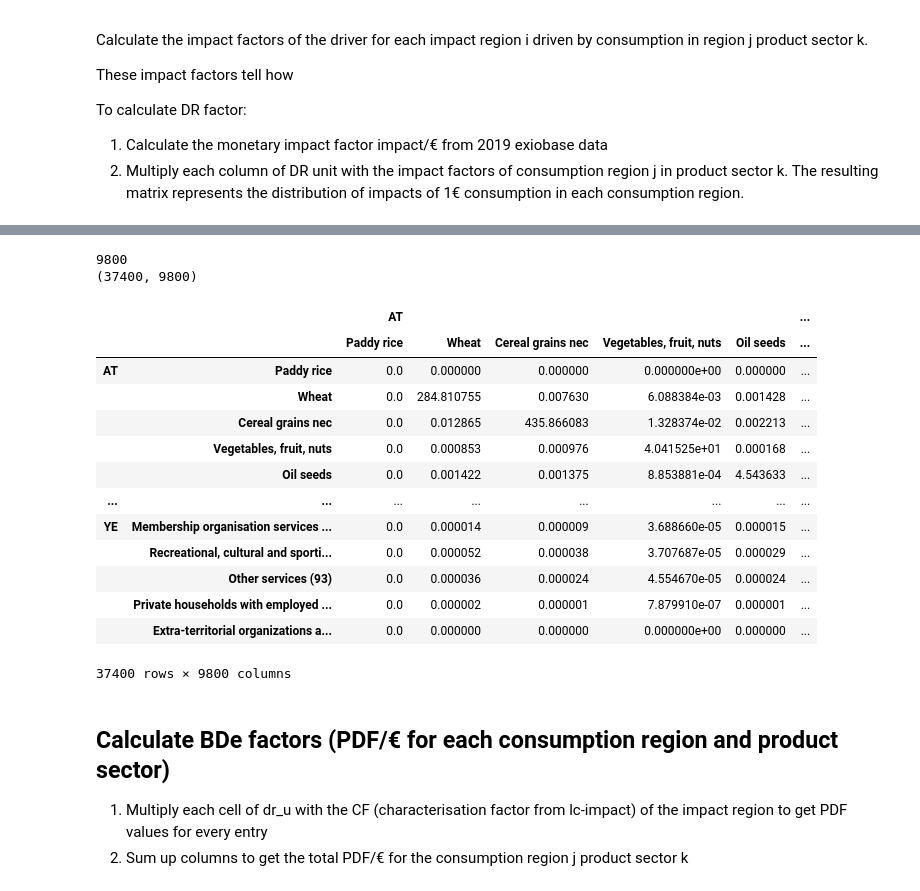
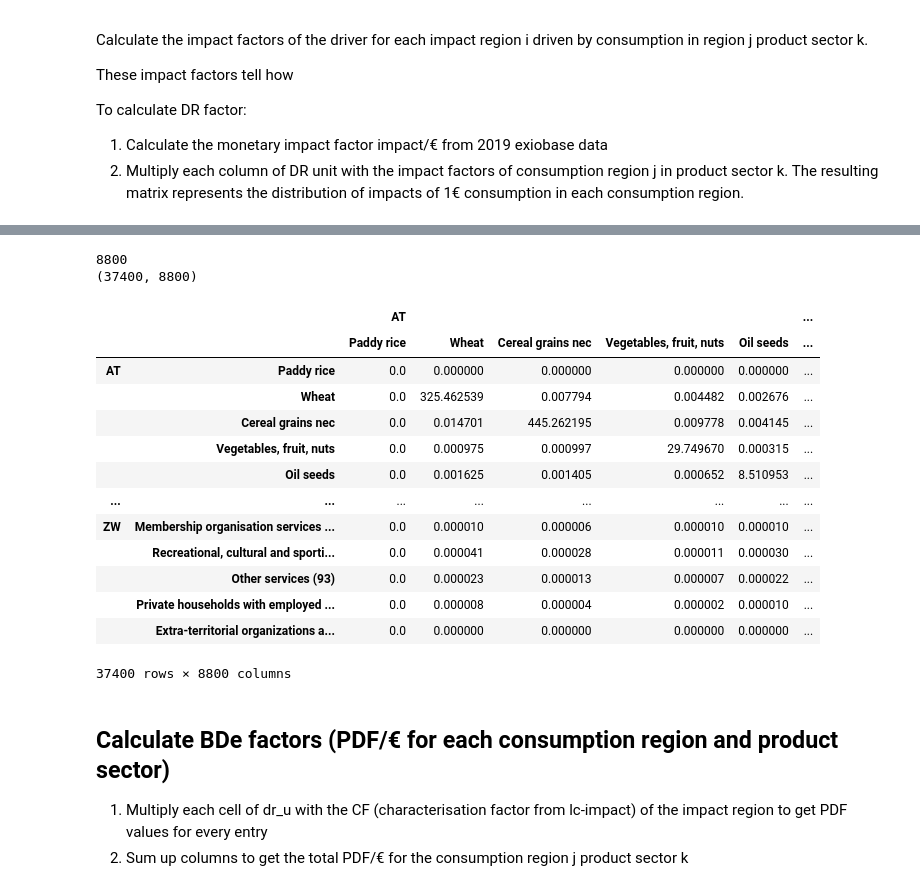
Before and after one commit to tterimaa/pdf-calculation, a Jupyter notebook: notebooks/pdf-pollution-ozone.ipynb, the cells around one changed output, grey strips where cells are left out. Saved outputs shown, nothing was run; the diff lists cells and outputs as text; code cells hidden in the pictures.

```diff
--- a/notebooks/pdf-pollution-ozone.ipynb
+++ b/notebooks/pdf-pollution-ozone.ipynb
@@ -283,6 +258,0 @@ lci
-# %%
-# Russia and Russia Europe have different CFs
-# Russia Europe does not have ISO-3166 code
-lci[lci["Country"].str.contains(r"Rus", regex=True)]
-# drop Russia Europe from the LC-Impact data
-lci = lci[lci["Country"] != "Russia Europe"].copy()
@@ -366,18 +258,0 @@ Missing regions (exiobase, augmented):  []
-# %%
-# find if some regions are missing from the lci
-missing_regions = [region for region in all_regions if region not in lci.index.unique()]
-print("Missing regions (lc-impact): ", missing_regions)
-
-# find out if some regions are missing from augmented exiobase regions
-lci_regions = lci.index
-missing_from_all_regions = [region for region in lci_regions if region not in all_regions]
-print("Missing regions (exiobase, augmented): ", missing_from_all_regions)
-
-# check if lci regions has duplicates
-duplicates = lci.index[lci.index.duplicated()]
-print("Duplicates in lci regions: ", duplicates)
-
-# assert that all regions in lci-water are in the all_regions list
-print(len(sorted(lci_regions)))
-print(len(sorted(all_regions)))
-assert sorted(lci_regions) == sorted(all_regions), "Some regions in lci are not in the all_regions list"
@@ -390,4 +316,5 @@ Duplicates in lci regions:  Index([], dtype='object', name='Country_Code')
 # %%
+# NOx
 # augment dr_s to create dr_u
 
 # new regions are calculated by dividing their corresponding row region by the number of countries in the row region
@@ -412,7 +339,7 @@ dr_u_nox = dr_u_nox.drop(index=row_regions.keys(), level='region')
 
 # build a mapping of country codes to region dataframes
 country_to_region_nox = {}
-for region in all_row_region_keys:
+for region in row_countries:
     if region in row_eu_countries:
         country_to_region_nox[region] = we_nox
     elif region in row_asia_pacific_countries:
@@ -429,7 +356,7 @@ for region in all_row_region_keys:
 # add all new regions to dr_u
 all_indices = []
 all_data = []
-for region in all_row_region_keys:
+for region in row_countries:
     region_data = country_to_region_nox[region].copy()
     idx = pd.MultiIndex.from_product([[region],region_data.index], names=['region', 'sector'])
     all_indices.append(idx)
@@ -443,6 +370,8 @@ combined_data_nox = pd.concat(all_data)
 combined_data_nox.index = combined_idx_nox
 
 dr_u_nox = pd.concat([dr_u_nox, combined_data_nox])
+# drop row region columns
+dr_u_nox = dr_u_nox.drop(columns=row_regions.keys(), axis=1, level=0)
 dr_u_nox
 # %% [output]
 |  |  | AT |  |  |  |  | ... |
@@ -462,4 +391,5 @@ dr_u_nox
 # %%
+# NMVOC
 # augment dr_s to create dr_u
 
 # new regions are calculated by dividing their corresponding row region by the number of countries in the row region
@@ -484,7 +414,7 @@ dr_u_nmvoc = dr_u_nmvoc.drop(index=row_regions.keys(), level='region')
 
 # build a mapping of country codes to region dataframes
 country_to_region = {}
-for region in all_row_region_keys:
+for region in row_countries:
     if region in row_eu_countries:
         country_to_region[region] = we
     elif region in row_asia_pacific_countries:
@@ -501,7 +431,7 @@ for region in all_row_region_keys:
 # add all new regions to dr_u
 all_indices = []
 all_data = []
-for region in all_row_region_keys:
+for region in row_countries:
     region_data = country_to_region[region].copy()
     idx = pd.MultiIndex.from_product([[region],region_data.index], names=['region', 'sector'])
     all_indices.append(idx)
@@ -515,6 +445,8 @@ combined_data = pd.concat(all_data)
 combined_data.index = combined_idx
 
 dr_u_nmvoc = pd.concat([dr_u_nmvoc, combined_data])
+# drop row region columns
+dr_u_nmvoc = dr_u_nmvoc.drop(columns=row_regions.keys(), axis=1, level=0)
 dr_u_nmvoc
 # %% [output]
 |  |  | AT |  |  |  |  | ... |
@@ -573,33 +508,36 @@ dr_f_nox
 # %%
+# NMVOC
+
 # use 2019 impact factors for calculating dr_f
 # calculate dr_f - share of the driver of biodiversity loss in impact region i from the total amount of the driver that is driven by consumption in consumption region j, product sector k
 
 dr_f_nmvoc = dr_u_nmvoc.copy()
-total_nmvoc = exio3_19.satellite.M.loc["NMVOC - combustion - air"]
+satellite_cleaned = exio3_19.satellite.M.drop(columns=row_regions.keys(), axis=1, level=0)
+total_nmvoc = satellite_cleaned.loc["NMVOC - combustion - air"]
 scalars = total_nmvoc.to_numpy() # multipliers for each column
 print(len(scalars))
 print(dr_u_nmvoc.shape)
 
 # multiply each column of dr_u by the respective column value from exio3_19 impact factors
-dr_f_nmvoc = dr_f_nmvoc * scalars # same as dr_f * diag(scalars) but more efficient with numpy broadcasting
+dr_f_nmvoc = dr_f_nmvoc * scalars
 dr_f_nmvoc
 # %% [output]
-9800
-(37400, 9800)
+8800
+(37400, 8800)
 |  |  | AT |  |  |  |  | ... |
 |  |  | Paddy rice | Wheat | Cereal grains nec | Vegetables, fruit, nuts | Oil seeds | ... |
-| AT | Paddy rice | 0.0 | 0.000000 | 0.000000 | 0.000000e+00 | 0.000000 | ... |
-|  | Wheat | 0.0 | 284.810755 | 0.007630 | 6.088384e-03 | 0.001428 | ... |
-|  | Cereal grains nec | 0.0 | 0.012865 | 435.866083 | 1.328374e-02 | 0.002213 | ... |
-|  | Vegetables, fruit, nuts | 0.0 | 0.000853 | 0.000976 | 4.041525e+01 | 0.000168 | ... |
-|  | Oil seeds | 0.0 | 0.001422 | 0.001375 | 8.853881e-04 | 4.543633 | ... |
+| AT | Paddy rice | 0.0 | 0.000000 | 0.000000 | 0.000000 | 0.000000 | ... |
+|  | Wheat | 0.0 | 325.462539 | 0.007794 | 0.004482 | 0.002676 | ... |
+|  | Cereal grains nec | 0.0 | 0.014701 | 445.262195 | 0.009778 | 0.004145 | ... |
+|  | Vegetables, fruit, nuts | 0.0 | 0.000975 | 0.000997 | 29.749670 | 0.000315 | ... |
+|  | Oil seeds | 0.0 | 0.001625 | 0.001405 | 0.000652 | 8.510953 | ... |
 | ... | ... | ... | ... | ... | ... | ... | ... |
-| YE | Membership organisation services ... | 0.0 | 0.000014 | 0.000009 | 3.688660e-05 | 0.000015 | ... |
-|  | Recreational, cultural and sporti... | 0.0 | 0.000052 | 0.000038 | 3.707687e-05 | 0.000029 | ... |
-|  | Other services (93) | 0.0 | 0.000036 | 0.000024 | 4.554670e-05 | 0.000024 | ... |
-|  | Private households with employed ... | 0.0 | 0.000002 | 0.000001 | 7.879910e-07 | 0.000001 | ... |
-|  | Extra-territorial organizations a... | 0.0 | 0.000000 | 0.000000 | 0.000000e+00 | 0.000000 | ... |
+| ZW | Membership organisation services ... | 0.0 | 0.000010 | 0.000006 | 0.000010 | 0.000010 | ... |
+|  | Recreational, cultural and sporti... | 0.0 | 0.000041 | 0.000028 | 0.000011 | 0.000030 | ... |
+|  | Other services (93) | 0.0 | 0.000023 | 0.000013 | 0.000007 | 0.000022 | ... |
+|  | Private households with employed ... | 0.0 | 0.000008 | 0.000004 | 0.000002 | 0.000010 | ... |
+|  | Extra-territorial organizations a... | 0.0 | 0.000000 | 0.000000 | 0.000000 | 0.000000 | ... |
-37400 rows × 9800 columns
+37400 rows × 8800 columns
 # %% [markdown]
 ## Calculate BDe factors (PDF/€ for each consumption region and product sector)
 
```
Also changed, not shown: parts of 30 cells of this notebook, 1 other file.
